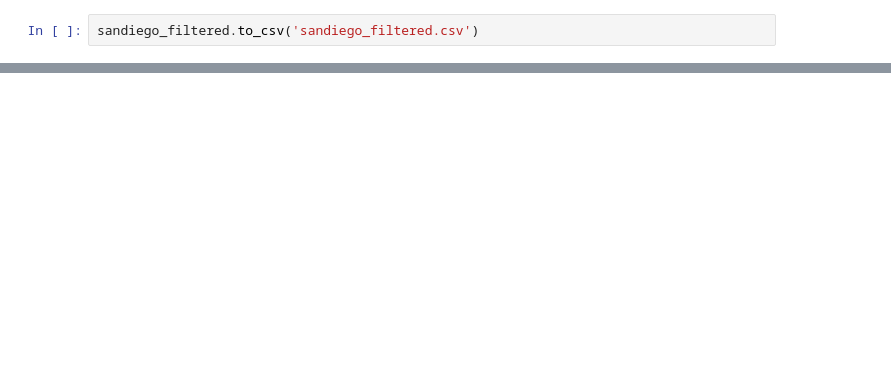
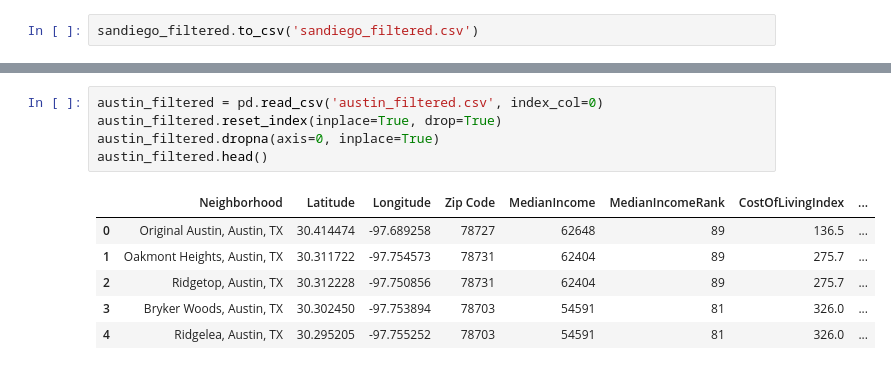
Before and after one commit to gtm1235/IBM_DS_Capstone, a Jupyter notebook: moving_challenge.ipynb, the cells around one changed output, grey strips where cells are left out. Cells and saved outputs as stored; diff of their text form; blank space fills up the shorter version.

```diff
--- a/moving_challenge.ipynb
+++ b/moving_challenge.ipynb
@@ -777,0 +794,12 @@ sandiego_filtered.to_csv('sandiego_filtered.csv')
+# %%
+austin_filtered = pd.read_csv('austin_filtered.csv', index_col=0)
+austin_filtered.reset_index(inplace=True, drop=True)
+austin_filtered.dropna(axis=0, inplace=True)
+austin_filtered.head()
+# %% [output]
+|  | Neighborhood | Latitude | Longitude | Zip Code | MedianIncome | MedianIncomeRank | CostOfLivingIndex | ... |
+| 0 | Original Austin, Austin, TX | 30.414474 | -97.689258 | 78727 | 62648 | 89 | 136.5 | ... |
+| 1 | Oakmont Heights, Austin, TX | 30.311722 | -97.754573 | 78731 | 62404 | 89 | 275.7 | ... |
+| 2 | Ridgetop, Austin, TX | 30.312228 | -97.750856 | 78731 | 62404 | 89 | 275.7 | ... |
+| 3 | Bryker Woods, Austin, TX | 30.302450 | -97.753894 | 78703 | 54591 | 81 | 326.0 | ... |
+| 4 | Ridgelea, Austin, TX | 30.295205 | -97.755252 | 78703 | 54591 | 81 | 326.0 | ... |
```
Also changed, not shown: parts of 42 cells of this notebook.
